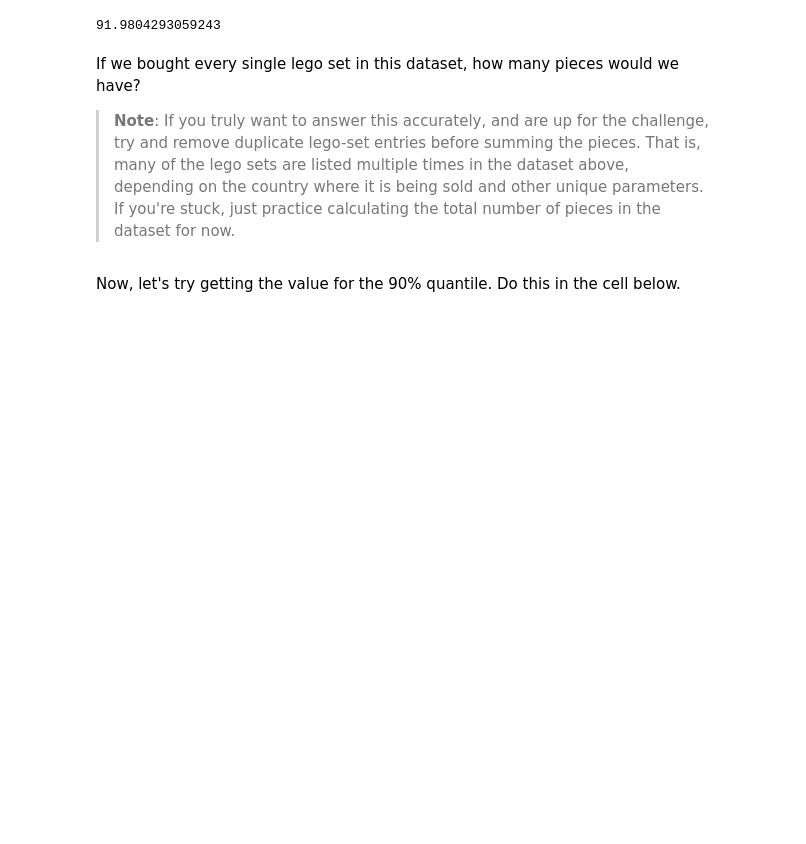
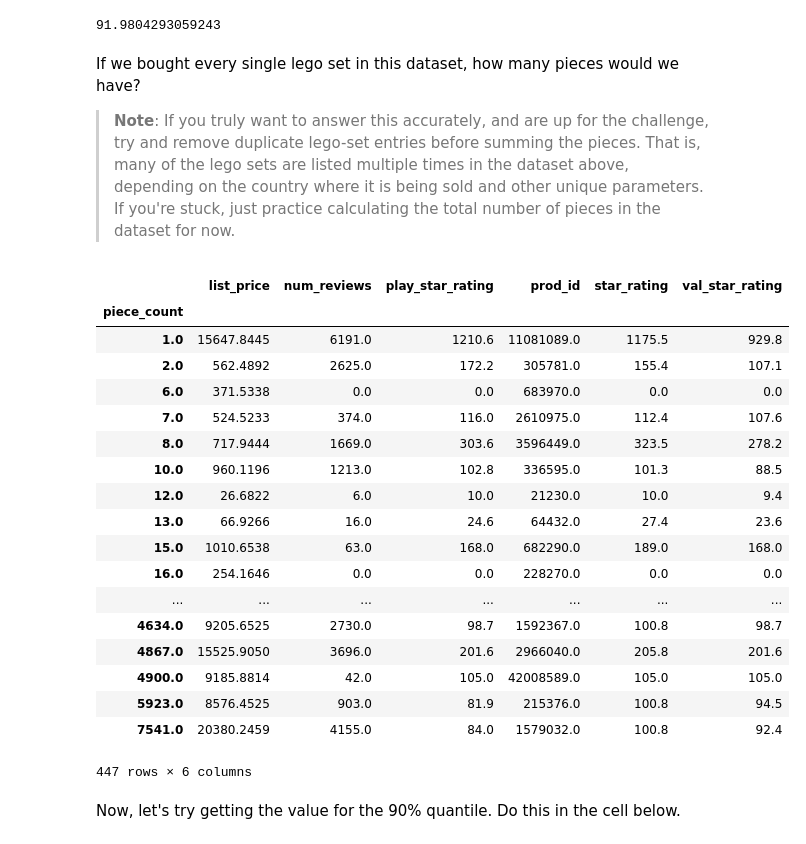
Before and after one commit to Rsaphra/dsc-statistical-methods-in-pandas-lab-nyc-ds-071519, a Jupyter notebook: index.ipynb, the cells around one changed output. Cells and saved outputs as stored; diff of their text form; code cells hidden in the pictures; blank space fills up the shorter version.

```diff
--- a/index.ipynb
+++ b/index.ipynb
@@ -142,7 +142,27 @@ If we bought every single lego set in this dataset, how many pieces would we hav
 > **Note**: If you truly want to answer this accurately, and are up for the challenge, try and remove duplicate lego-set entries before summing the pieces. That is, many of the lego sets are listed multiple times in the dataset above, depending on the country where it is being sold and other unique parameters. If you're stuck, just practice calculating the total number of pieces in the dataset for now.
 # %%
 piece_count = df.groupby('piece_count').sum()
-piece_cou
+piece_count
+# %% [output]
+|  | list_price | num_reviews | play_star_rating | prod_id | star_rating | val_star_rating |
+| piece_count |  |  |  |  |  |  |
+| 1.0 | 15647.8445 | 6191.0 | 1210.6 | 11081089.0 | 1175.5 | 929.8 |
+| 2.0 | 562.4892 | 2625.0 | 172.2 | 305781.0 | 155.4 | 107.1 |
+| 6.0 | 371.5338 | 0.0 | 0.0 | 683970.0 | 0.0 | 0.0 |
+| 7.0 | 524.5233 | 374.0 | 116.0 | 2610975.0 | 112.4 | 107.6 |
+| 8.0 | 717.9444 | 1669.0 | 303.6 | 3596449.0 | 323.5 | 278.2 |
+| 10.0 | 960.1196 | 1213.0 | 102.8 | 336595.0 | 101.3 | 88.5 |
+| 12.0 | 26.6822 | 6.0 | 10.0 | 21230.0 | 10.0 | 9.4 |
+| 13.0 | 66.9266 | 16.0 | 24.6 | 64432.0 | 27.4 | 23.6 |
+| 15.0 | 1010.6538 | 63.0 | 168.0 | 682290.0 | 189.0 | 168.0 |
+| 16.0 | 254.1646 | 0.0 | 0.0 | 228270.0 | 0.0 | 0.0 |
+| ... | ... | ... | ... | ... | ... | ... |
+| 4634.0 | 9205.6525 | 2730.0 | 98.7 | 1592367.0 | 100.8 | 98.7 |
+| 4867.0 | 15525.9050 | 3696.0 | 201.6 | 2966040.0 | 205.8 | 201.6 |
+| 4900.0 | 9185.8814 | 42.0 | 105.0 | 42008589.0 | 105.0 | 105.0 |
+| 5923.0 | 8576.4525 | 903.0 | 81.9 | 215376.0 | 100.8 | 94.5 |
+| 7541.0 | 20380.2459 | 4155.0 | 84.0 | 1579032.0 | 100.8 | 92.4 |
+447 rows × 6 columns
 # %% [markdown]
 Now, let's try getting the value for the 90% quantile.  Do this in the cell below.
 # %%
```
